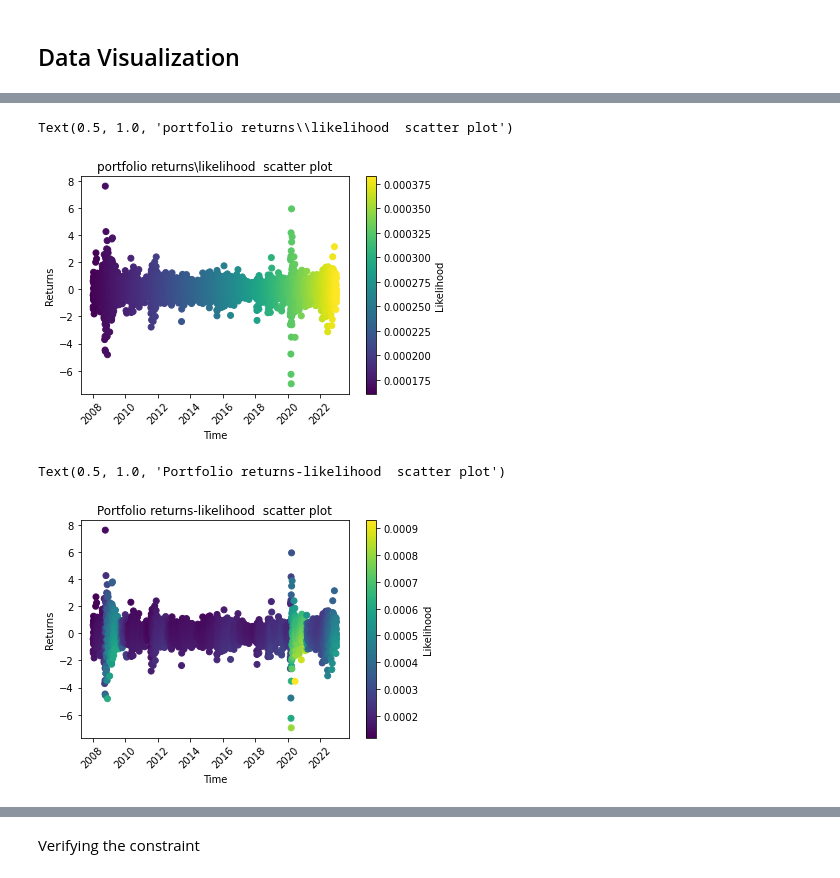
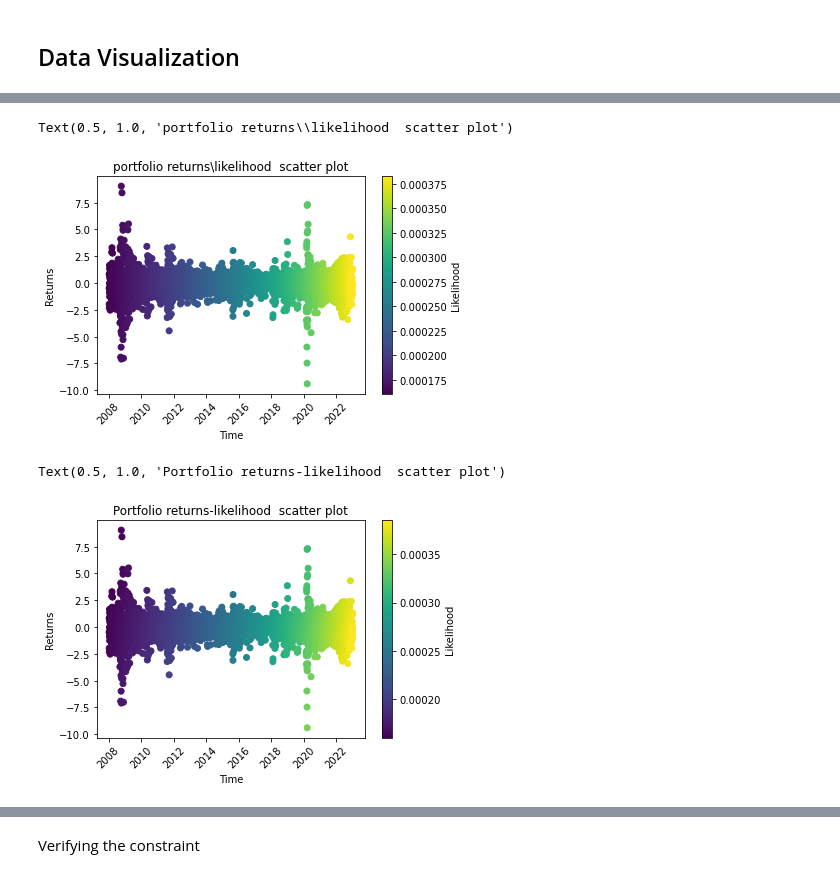
Before and after one commit to LucaDaquanno/Conditional-Monte-Carlo, a Jupyter notebook: Entropy_pool_prob_300323.ipynb, the cells around one changed output, grey strips where cells are left out. Saved outputs shown, nothing was run; the diff lists cells and outputs as text; code cells hidden in the pictures.

Commit message:
posterior probabilities with absolute views

```diff
--- a/Entropy_pool_prob_300323.ipynb
+++ b/Entropy_pool_prob_300323.ipynb
@@ -377,27 +332,12 @@ print(port_mean_distribution.quantile(quantile_mean)*252)
 # %%
-v_star1=mean_distribution.quantile(quantile_mean)
-v_star2=vola_distribution.quantile(quantile_vol)
-F=pd.DataFrame([-v_1x, v_2x],index=['Exp_value_const','Volatility_const'],columns=p_0.index)
-f=pd.Series([-v_star1,v_star2],index=F.index)
-#F=pd.DataFrame([-v_1x, -v_2x],index=['Exp_value_const','Volatility_const'],columns=p_0.index)
-#f=pd.Series([-v_star1,-v_star2],index=F.index)
-
-#v_star1=0.1
-#v_star2=1 #upper bound
-#v_star2=0.3 #lower bound
-#F=pd.DataFrame([v_1x, v_2x],index=['Exp_value_const','Volatility_const'],columns=p_0.index)
-#f=pd.Series([v_star1,v_star2],index=F.index)
-#F=pd.DataFrame([-v_1x, -v_2x],index=['Exp_value_const','Volatility_const'],columns=p_0.index)
-#f=pd.Series([-v_star1,-v_star2],index=F.index)
-#v_star1=0
-#v_star2=0.9 #upper bound
-#v_star2=0.3#lower bound
-#F=pd.DataFrame([v_1x, v_2x],index=['Exp_value_const','Volatility_const'],columns=p_0.index)
-#f=pd.Series([v_star1,v_star2],index=F.index)
-#v_star2=1 #upper bound
-#F=pd.DataFrame([v_1x, -v_2x],index=['Exp_value_const','Volatility_const'],columns=p_0.index)
-#f=pd.Series([v_star1,-v_star2],index=F.index)
-#F=pd.DataFrame([-v_1x, -v_2x],index=['Exp_value_const','Volatility_const'],columns=p_0.index)
-#f=pd.Series([-v_star1,-v_star2],index=F.index)
-#F=pd.DataFrame([-v_1x, v_2x],index=['Exp_value_const','Volatility_const'],columns=p_0.index)
-#f=pd.Series([-v_star1,v_star2],index=F.index)
+aux=list(vol_distribution[absolute_view_columns].values)
+v_star1.index=absolute_view_mean_columns
+v2_columns=absolute_vol_view_columns=['SP500_std','Russell3000_std','Credit_Suisse_std']
+v_star2.index=v2_columns
+v_2x=pd.DataFrame(aux,index=p_0.index,columns=v2_columns)
+F=pd.concat([-v_1x,v_2x],axis=1).T
+f=pd.concat([-v_star1,v_star2],axis=0)
+#F=pd.DataFrame()
+#f=pd.Series()
+#H=pd.concat([H.T,v_1x],axis=1).T
+#h=pd.concat([h,pd.Series(v_star,index=absolute_view_columns)],axis=0)
@@ -619,9 +571,9 @@ $\lambda_1 \leq 0$
 # %%
 if (K_ineq!=0):
     #bnds= [(1*10e4,-1*10e4),(-1*10e-4,0),(-1*10e4,0)]
-    bnds= [(None,None),(None,0),(None,0)]
+    bnds= [(None,None),(None,0),(None,0),(None,0),(None,0),(None,0),(None,0)]
 else:
-    bnds= [(None,None),(None,None),(None,None)]
+    bnds= [(None,None),(None,None),(None,None),(None,None),(None,None),(None,None),(None,None)]
 # %% [markdown]
 Only the lagrangian multiplayers associated with inequality constraints needs a bound
 # %%
@@ -685,5 +657,5 @@ ax.legend(['prior','posterior'])
 # %%
-plt.scatter(v_1x.index,v_1x.values,c=p_0)
+plt.scatter(v_1x['SP500'].index,v_1x['SP500'].values,c=p_0)
 plt.xticks(rotation=45)
 color_map=plt.cm.get_cmap('Blues')
 cbar = plt.colorbar()
@@ -695,21 +667,21 @@ plt.ylabel('Returns')
 plt.title('portfolio returns\likelihood  scatter plot')
 # %% [output]
 Text(0.5, 1.0, 'portfolio returns\\likelihood  scatter plot')
-[figure, old version]
+[figure, new version]
 # %%
-plt.scatter(v_1x.index,v_1x.values,c=post_prob)
+plt.scatter(v_1x['SP500'].index,v_1x['SP500'].values,c=post_prob)
 plt.xticks(rotation=45)
 color_map=plt.cm.get_cmap('Blues')
 cbar = plt.colorbar()
 cbar.set_label('Likelihood')
 
 # add labels and title to the plot
 plt.xlabel('Time')
 plt.ylabel('Returns')
 plt.title('Portfolio returns-likelihood  scatter plot')
 # %% [output]
 Text(0.5, 1.0, 'Portfolio returns-likelihood  scatter plot')
-[figure, old version]
+[figure, new version]
 # %%
 f
 # %% [output]
```
Also changed, not shown: parts of 41 cells of this notebook.
